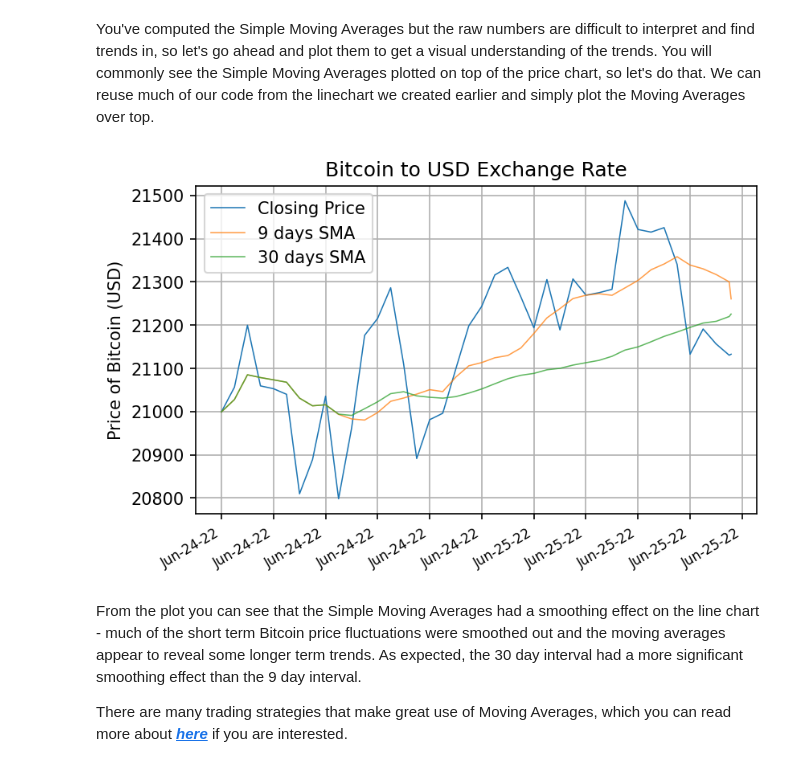
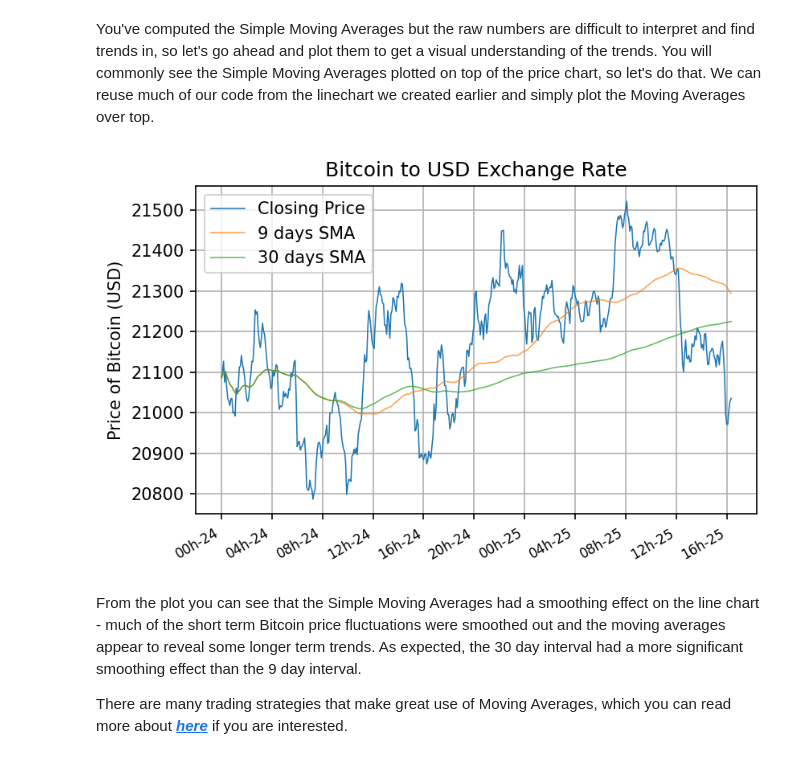
Before and after one commit to mashateayoub/GPXX0PICEN, a Jupyter notebook: doc/CryptoTradingAlgo.ipynb, the cells around one changed output. Cells and saved outputs as stored; diff of their text form; code cells hidden in the pictures.

```diff
--- a/doc/CryptoTradingAlgo.ipynb
+++ b/doc/CryptoTradingAlgo.ipynb
@@ -57,7 +57,7 @@ from matplotlib.dates import DateFormatter
 The yfinance library has a built-in method for retrieving historical market data. Let's use this to get the exchange rate of Bitcoin to US Dollars over the year of 2020. We use the `download()` method, passing in the ticker we're interested in ("BTC-USD"), the start and end dates, and the time interval between datapoints. Let's use a 1 day interval.
 # %%
 # Retrieve two weeks of Bitcoin to USD exchange rates with a 1 hour interval and save the dataframe to a variable.
-BTC_USD = yf.download("BTC-USD", period="2d", interval='5min')  # Download the last 3months worht of data for the ticker
+BTC_USD = yf.download("BTC-USD", period="2d", interval='5m')  # Download the last 3months worht of data for the ticker
 # %% [output]
 [*********************100%***********************]  1 of 1 completed
 # %% [markdown]
@@ -143,15 +144,15 @@ Then the first data point for the moving average using the above values would be
 # %% [markdown]
 As you can see, calculating all of this by hand would get tiresome very quickly. Fortunately, the pandas library makes it very straightforward to compute Moving Averages with just a single line of code! Let's see how do to it with a 9-day moving average, then you can try it yourself with a different time interval.
 # %%
-# Compute a 9-day Simple Moving Average with pandas
-BTC_USD['SMA_9'] = BTC_USD['Close'].rolling(window=9, min_periods=1).mean()
+# Compute a 9-hours Simple Moving Average with pandas
+BTC_USD['SMA_9'] = BTC_USD['Close'].rolling(window=9*12, min_periods=1).mean()
 # %% [markdown]
 In the code above, you added a new column to the `BTC_USD` dataframe called `SMA_9` that contains the datapoints for a 9-day Simple Moving Average.
 
 **Try it yourself:** Add a column to `BTC_USD` containing a Simple Moving Average using an interval size of 30 days.
 # %%
 # Add your code below and run the cell
-BTC_USD['SMA_30'] = BTC_USD['Close'].rolling(window=30, min_periods=1).mean()
+BTC_USD['SMA_30'] = BTC_USD['Close'].rolling(window=30*12, min_periods=1).mean()
 # %% [markdown]
 <details>
 <summary><strong>Hint</strong> (Click Here)</summary>
@@ -181,33 +183,33 @@ You've computed the Simple Moving Averages but the raw numbers are difficult to
 # %%
 fig, ax = plt.subplots(dpi=150)
 
 # Formatting the date axis
-date_format = DateFormatter("%h-%d-%y")
+date_format = DateFormatter("%Hh-%d")
 ax.xaxis.set_major_formatter(date_format)
 ax.tick_params(axis='x', labelsize=8)
 fig.autofmt_xdate()
 
 # Plotting the closing price against the date (1 day interval)
 ax.plot(BTC_USD['Close'], lw=0.75, label='Closing Price') # Added label
 
 """
 You have already seen the code above earlier - we are simply reusing it.
 Below we plot the 9 and 30 day Simple Moving Averages and give them the appropriate label
 """
 ax.plot(BTC_USD['SMA_9'], lw=0.75, alpha=0.75, label='9 days SMA')
 ax.plot(BTC_USD['SMA_30'], lw=0.75, alpha=0.75, label='30 days SMA')
 
 
 # Adding labels and title to the plot
 ax.set_ylabel('Price of Bitcoin (USD)')
 ax.set_title('Bitcoin to USD Exchange Rate')
 ax.grid() # adding a grid
 ax.legend() # adding a legend
 
 # Displaying the price chart
 plt.show()
 # %% [output]
-[figure, old version]
+[figure, new version]
 # %% [markdown]
 From the plot you can see that the Simple Moving Averages had a smoothing effect on the line chart - much of the short term Bitcoin price fluctuations were smoothed out and the moving averages appear to reveal some longer term trends. As expected, the 30 day interval had a more significant smoothing effect than the 9 day interval.
 
```
Also changed, not shown: parts of 10 cells of this notebook, 1 other file.
